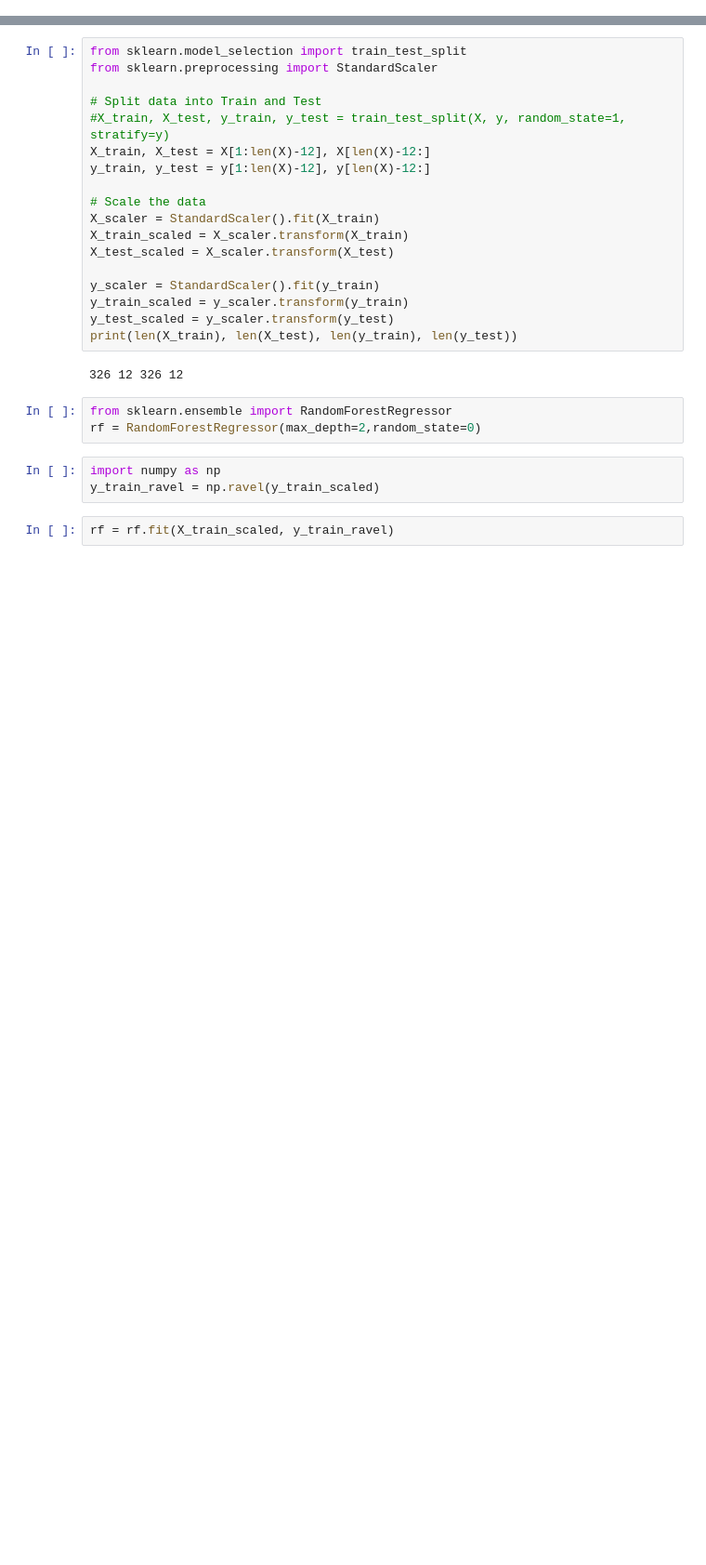
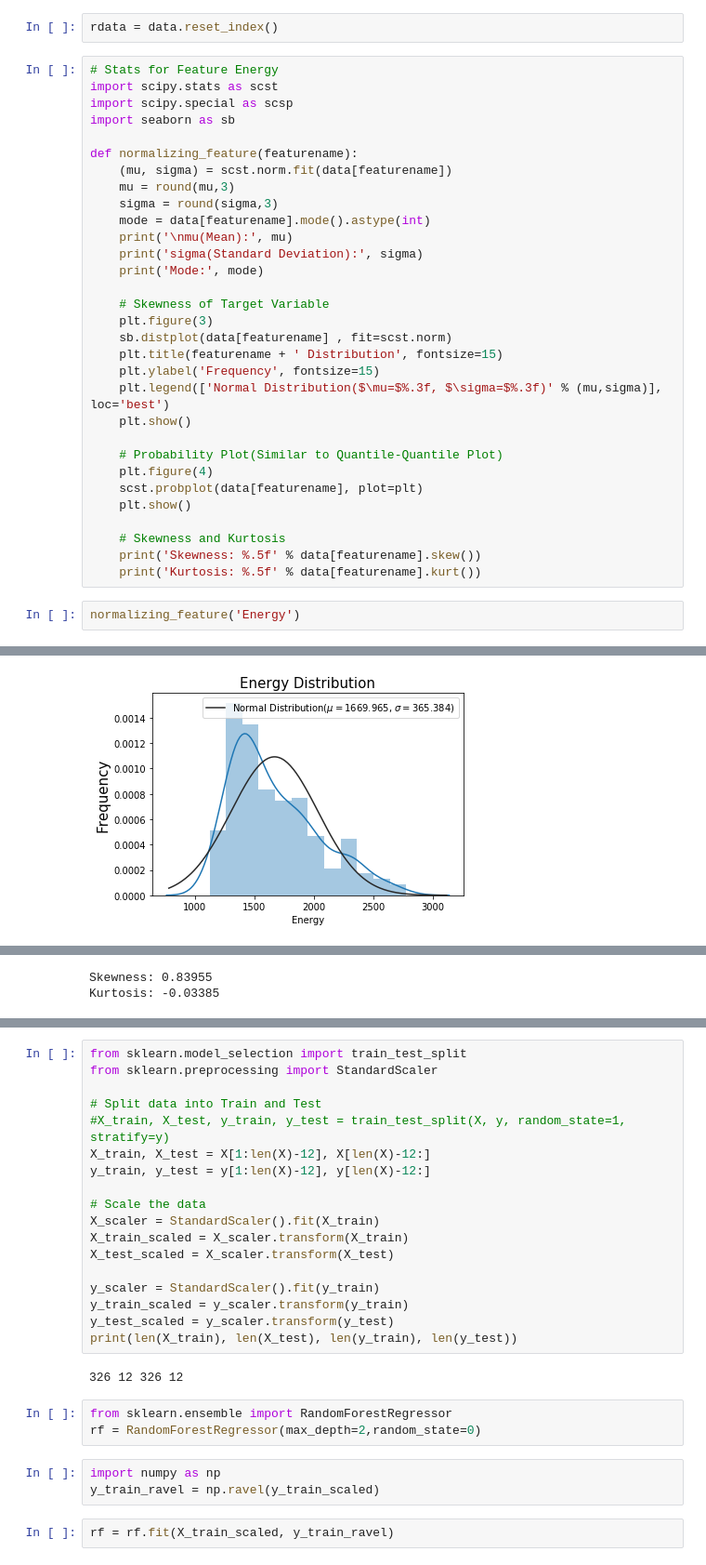
Before and after one commit to gvo34/energy-solar, a Jupyter notebook: static/notebooks/model/RandomForrest_model.ipynb, the cells around one changed output, grey strips where cells are left out. Shown at 93% size. Cells and saved outputs as stored; diff of their text form; blank space fills up the shorter version.

Commit message:
add normalization to data

```diff
--- a/static/notebooks/model/RandomForrest_model.ipynb
+++ b/static/notebooks/model/RandomForrest_model.ipynb
@@ -20,3 +20,39 @@ data.head()
 | 2 | 4.403 | 1559.289 | 1990 | 7.57 | 29.8 | 0 | 0 | 1 | 0 | 0 | 0 | ... |
 | 3 | 4.853 | 1299.971 | 1990 | 7.69 | 26.8 | 0 | 0 | 0 | 1 | 0 | 0 | ... |
 | 4 | 5.357 | 1143.417 | 1990 | 7.96 | 53.9 | 0 | 0 | 0 | 0 | 1 | 0 | ... |
+# %%
+rdata = data.reset_index()
+# %%
+# Stats for Feature Energy
+import scipy.stats as scst
+import scipy.special as scsp
+import seaborn as sb
+
+def normalizing_feature(featurename):
+    (mu, sigma) = scst.norm.fit(data[featurename])
+    mu = round(mu,3)
+    sigma = round(sigma,3)
+    mode = data[featurename].mode().astype(int)
+    print('\nmu(Mean):', mu)
+    print('sigma(Standard Deviation):', sigma)
+    print('Mode:', mode)
+
+    # Skewness of Target Variable
+    plt.figure(3)
+    sb.distplot(data[featurename] , fit=scst.norm)
+    plt.title(featurename + ' Distribution', fontsize=15)
+    plt.ylabel('Frequency', fontsize=15)
+    plt.legend(['Normal Distribution($\mu=$%.3f, $\sigma=$%.3f)' % (mu,sigma)], loc='best')
+    plt.show()
+
+    # Probability Plot(Similar to Quantile-Quantile Plot)
+    plt.figure(4)
+    scst.probplot(data[featurename], plot=plt)
+    plt.show()
+
+    # Skewness and Kurtosis
+    print('Skewness: %.5f' % data[featurename].skew())
+    print('Kurtosis: %.5f' % data[featurename].kurt())
+# %%
+normalizing_feature('Energy')
+# %% [output]
@@ -22,0 +76 @@ data.head()
+[figure, added]
@@ -22,0 +78,2 @@ data.head()
+Skewness: 0.83955
+Kurtosis: -0.03385
```
Also changed, not shown: parts of 15 cells of this notebook, 3 other files.
